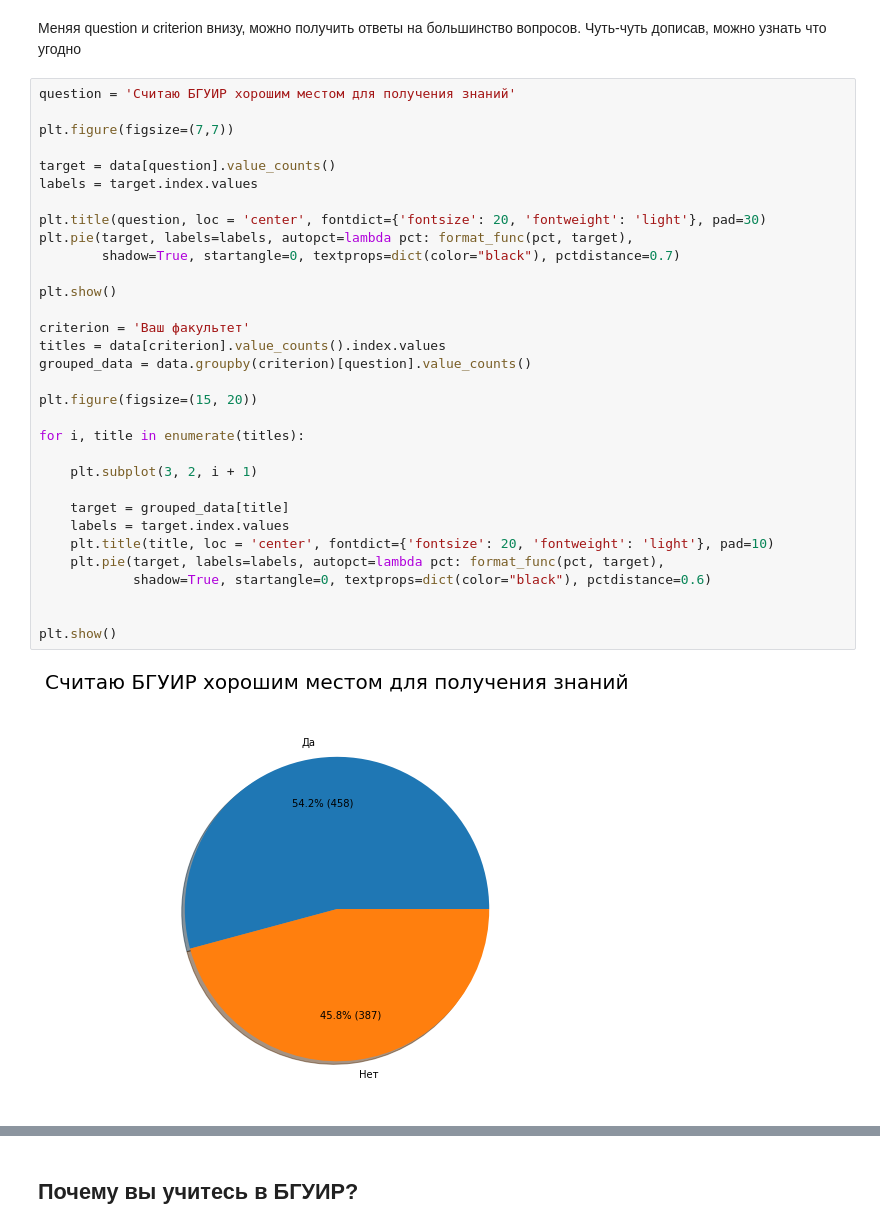
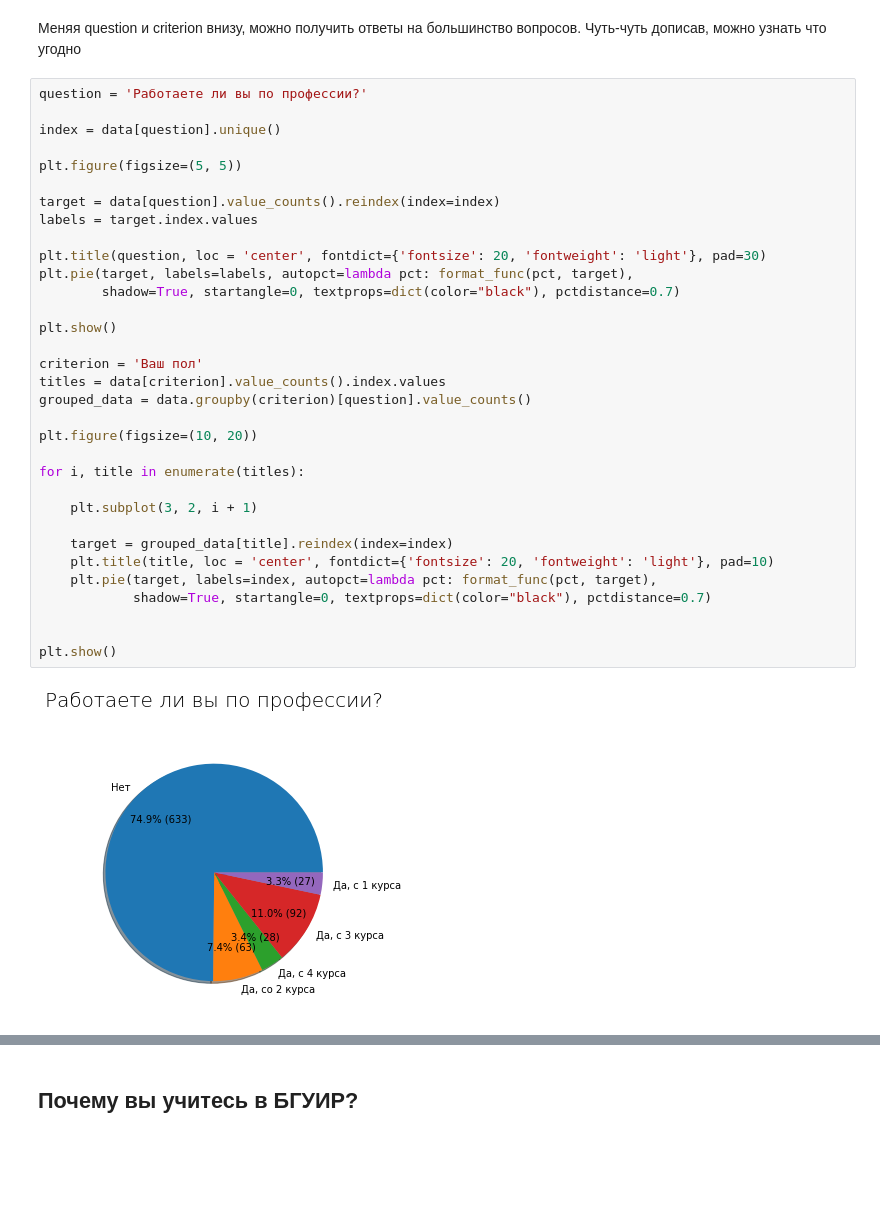
Before and after one commit to devvindan/bsuir-education, a Jupyter notebook: SurveyAnalysis.ipynb, the cells around one changed output, grey strips where cells are left out. Cells and saved outputs as stored; diff of their text form; blank space fills up the shorter version.

```diff
--- a/SurveyAnalysis.ipynb
+++ b/SurveyAnalysis.ipynb
@@ -88,36 +88,37 @@ plt.show()
 # %% [markdown]
 Меняя question и сriterion внизу, можно получить ответы на большинство вопросов. Чуть-чуть дописав, можно узнать что угодно
 # %%
-question = 'Считаю БГУИР хорошим местом для получения знаний'
+question = 'Работаете ли вы по профессии?'
 
-plt.figure(figsize=(7,7))
+index = data[question].unique()
 
-target = data[question].value_counts()
+plt.figure(figsize=(5, 5))
+
+target = data[question].value_counts().reindex(index=index)
 labels = target.index.values
 
 plt.title(question, loc = 'center', fontdict={'fontsize': 20, 'fontweight': 'light'}, pad=30)
 plt.pie(target, labels=labels, autopct=lambda pct: format_func(pct, target),
         shadow=True, startangle=0, textprops=dict(color="black"), pctdistance=0.7)
 
 plt.show()
 
-criterion = 'Ваш факультет'
+criterion = 'Ваш пол'
 titles = data[criterion].value_counts().index.values
 grouped_data = data.groupby(criterion)[question].value_counts()
 
-plt.figure(figsize=(15, 20))
+plt.figure(figsize=(10, 20))
 
 for i, title in enumerate(titles):
 
     plt.subplot(3, 2, i + 1)
 
-    target = grouped_data[title]
-    labels = target.index.values
+    target = grouped_data[title].reindex(index=index)
     plt.title(title, loc = 'center', fontdict={'fontsize': 20, 'fontweight': 'light'}, pad=10)
-    plt.pie(target, labels=labels, autopct=lambda pct: format_func(pct, target),
-            shadow=True, startangle=0, textprops=dict(color="black"), pctdistance=0.6)
+    plt.pie(target, labels=index, autopct=lambda pct: format_func(pct, target),
+            shadow=True, startangle=0, textprops=dict(color="black"), pctdistance=0.7)
 
 
 plt.show()
 # %% [output]
-[figure, old version]
+[figure, new version]
```
Also changed, not shown: parts of 3 cells of this notebook.
